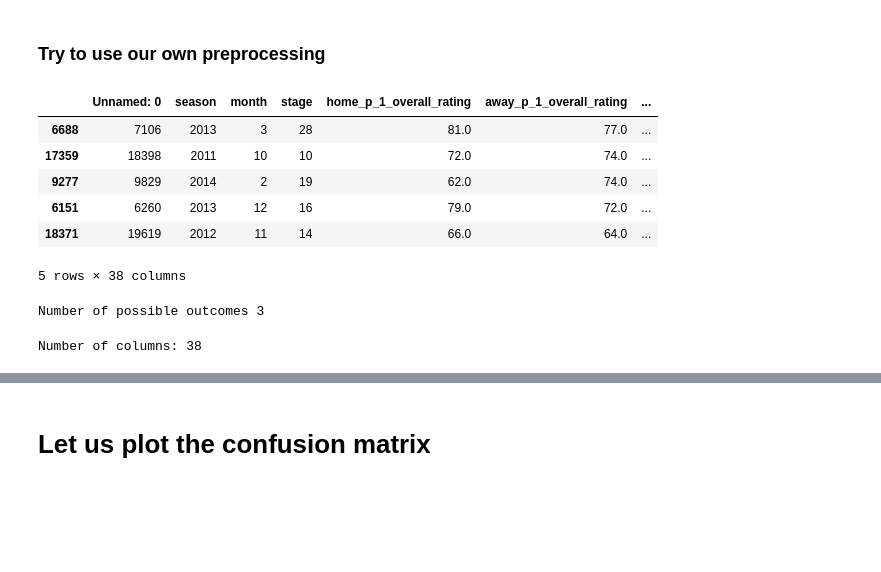
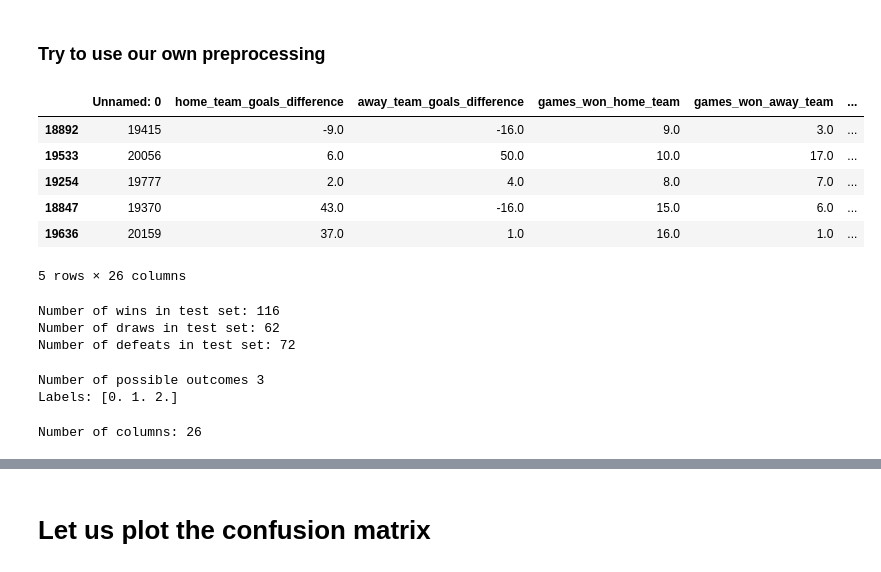
Before and after one commit to markkod/kaggle-football-prediction, a Jupyter notebook: modules/neural_network/neural_network.ipynb, the cells around one changed output, grey strips where cells are left out. Saved outputs shown, nothing was run; the diff lists cells and outputs as text; code cells hidden in the pictures; blank space fills up the shorter version.

```diff
--- a/modules/neural_network/neural_network.ipynb
+++ b/modules/neural_network/neural_network.ipynb
@@ -28,41 +28,58 @@ from utils.data_processing import confusion_matrix
 warnings.simplefilter("ignore")
 
 # You should run the ../../data_preprocessing.ipynb notebook to generate the data before running this
-data = pd.read_csv("../../datasets/data.csv")
+data = pd.read_csv("../../datasets/data2.csv")
+data = data.tail(1000)
+
+
+# league_cols = [col for col in data.columns if 'League_' in col]
+# print(league_cols)
+# data = data.drop(league_cols, axis=1)
+# data = data.tail(3000)
 
 labels = data.loc[:,'label']
 features = data.drop('label', axis = 1)
 # %%
 from sklearn.model_selection import train_test_split
-
-
 #Splitting the data into train, test
-X_train, X_test, y_train, y_test = train_test_split(features, labels, test_size = 0.25, random_state = 0, stratify = labels)
+X_train, X_test, y_train, y_test = train_test_split(features, labels, test_size = 0.25, random_state = 42, shuffle = True, stratify = labels)
 
 # Show some rows of the data
 X_train.head()
 # %% [output]
-|  | Unnamed: 0 | season | month | stage | home_p_1_overall_rating | away_p_1_overall_rating | ... |
-| 6688 | 7106 | 2013 | 3 | 28 | 81.0 | 77.0 | ... |
-| 17359 | 18398 | 2011 | 10 | 10 | 72.0 | 74.0 | ... |
-| 9277 | 9829 | 2014 | 2 | 19 | 62.0 | 74.0 | ... |
-| 6151 | 6260 | 2013 | 12 | 16 | 79.0 | 72.0 | ... |
-| 18371 | 19619 | 2012 | 11 | 14 | 66.0 | 64.0 | ... |
+|  | Unnamed: 0 | home_team_goals_difference | away_team_goals_difference | games_won_home_team | games_won_away_team | ... |
+| 18892 | 19415 | -9.0 | -16.0 | 9.0 | 3.0 | ... |
+| 19533 | 20056 | 6.0 | 50.0 | 10.0 | 17.0 | ... |
+| 19254 | 19777 | 2.0 | 4.0 | 8.0 | 7.0 | ... |
+| 18847 | 19370 | 43.0 | -16.0 | 15.0 | 6.0 | ... |
+| 19636 | 20159 | 37.0 | 1.0 | 16.0 | 1.0 | ... |
-5 rows × 38 columns
+5 rows × 26 columns
+# %%
+# print(y_test)
+print("Number of wins in test set:", np.sum(y_test == 2))
+print("Number of draws in test set:", np.sum(y_test == 1))
+print("Number of defeats in test set:", np.sum(y_test == 0))
+# %% [output]
+Number of wins in test set: 116
+Number of draws in test set: 62
+Number of defeats in test set: 72
 # %%
 # Match outcome
 y_train.head()
 
 # Number of possible outcomes
-# 1 = win
-# 0 = draw
-# -1 = lose
+# 2 = win
+# 1 = draw
+# 0 = lose
 print('Number of possible outcomes', np.unique(y_train.values).shape[0])
+labels = np.unique(y_train.values)
+print("Labels:", labels)
 # %% [output]
 Number of possible outcomes 3
+Labels: [0. 1. 2.]
 # %%
-# Get number of columns by tacking the number of columns in the X_train
+# Get number of columns by getting the number of columns in the X_train
 columns = X_train.shape[1]
 print('Number of columns:', columns)
 # %% [output]
-Number of columns: 38
+Number of columns: 26
```
Also changed, not shown: parts of 10 cells of this notebook, 2 other files.
